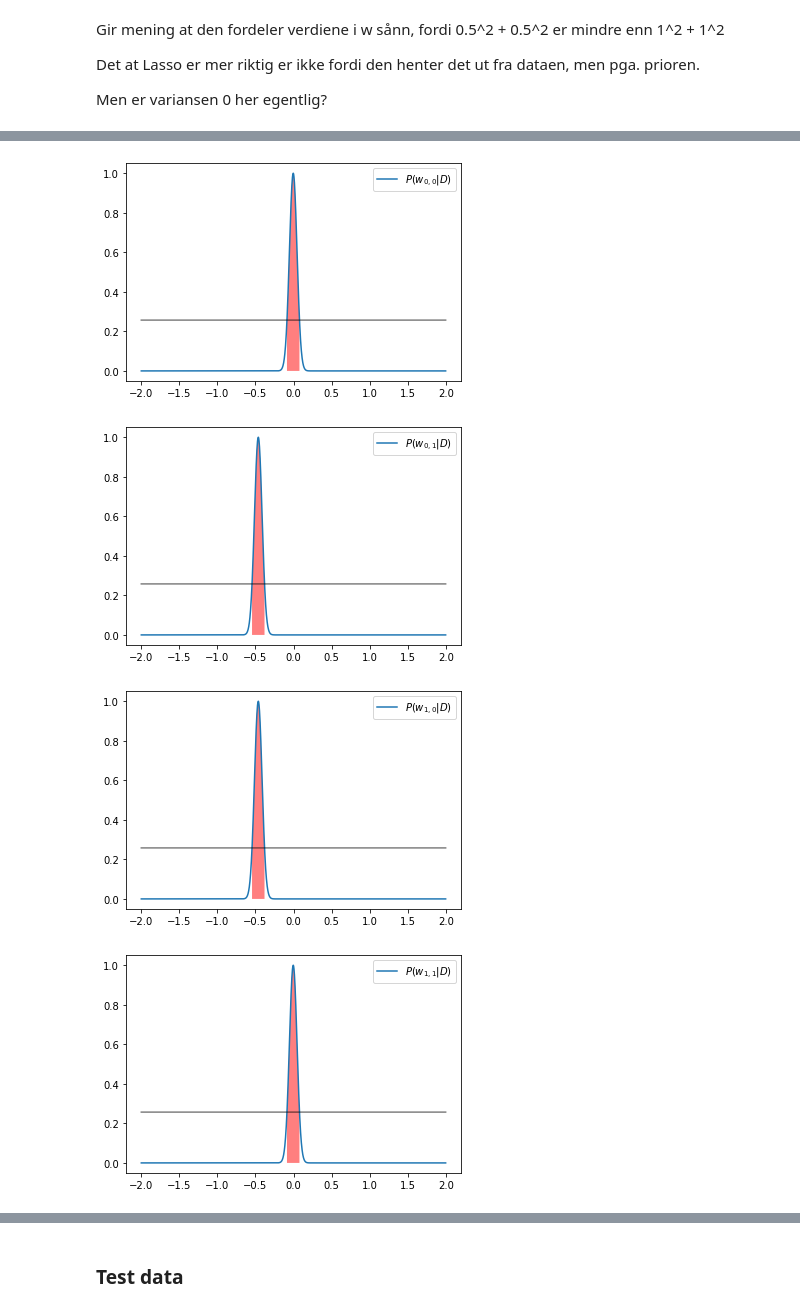
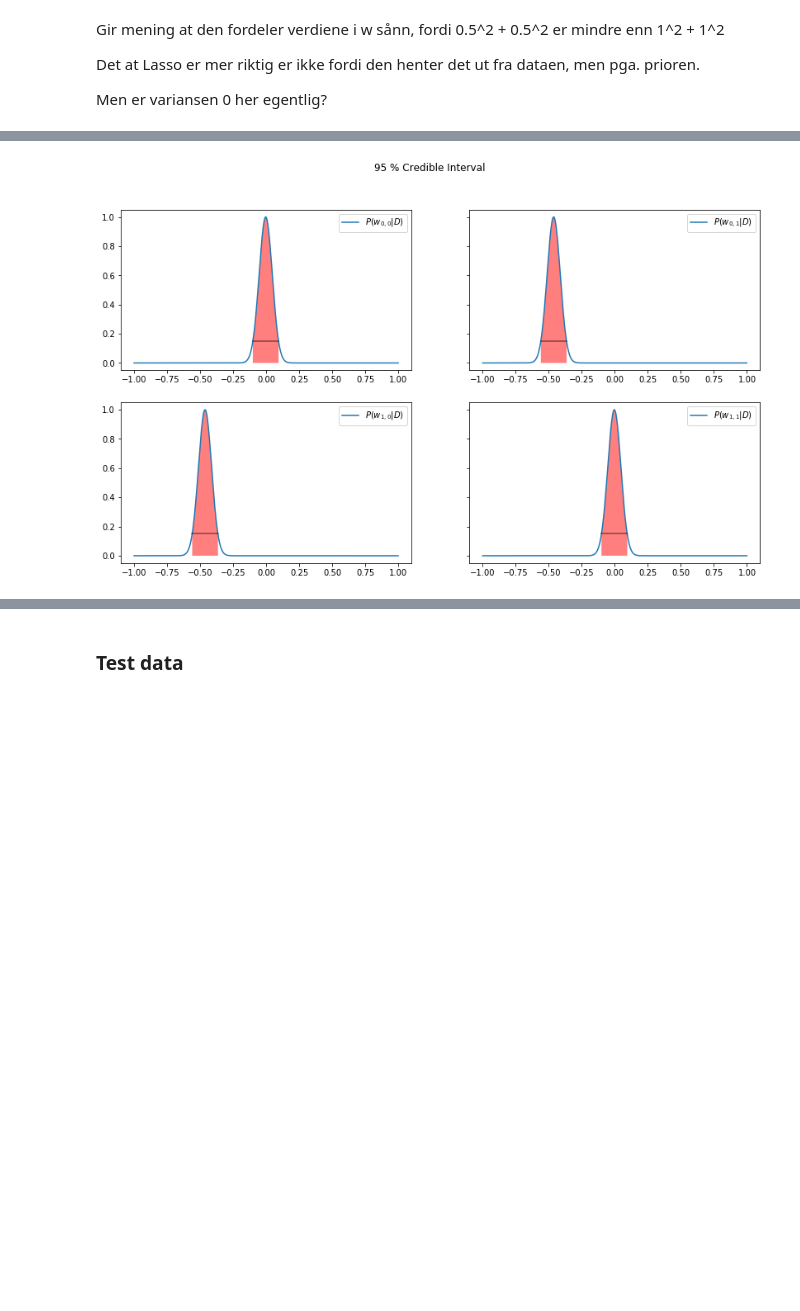
Before and after one commit to Kodemannen/Bayesian-Inference-and-Machine-Learning, a Jupyter notebook: Presentation.ipynb, the cells around one changed output, grey strips where cells are left out. Drawn from its saved outputs; the diff is of its cells as text; code cells hidden in the pictures; blank space fills up the shorter version.

```diff
--- a/Presentation.ipynb
+++ b/Presentation.ipynb
@@ -93,22 +97,30 @@ L=40
 # create 10000 random Ising states
 states=np.random.choice([-1, 1], size=(1000,L))
 
-def ising_energies(states_):
+def ising_energies(states_, plot_true=False):
     """
     This function calculates the energies of the states in the nn Ising Hamiltonian
     """
     L = states.shape[1]
     J = np.zeros((L, L),)
     for i in range(L):
-        J[i,(i+1)%L]=-1.0 # interaction between nearest-neighbors
-
+        J[i,(i+1)%L]=-0.5 # interaction between nearest-neighbors
+        J[(i+1)%L,i]=-0.5
     # compute energies
     E = np.einsum('...i,ij,...j->...',states_,J,states_)
 
+    if plot_true:
+        import matplotlib.pyplot as plt
+        %matplotlib inline
+        import seaborn as sns
+
+        sns.heatmap(J)
+        plt.title("True Hamiltonian")
+        plt.show()
     return E
 
 # calculate Ising energies
-energies=ising_energies(states)
+energies=ising_energies(states,plot_true=True)
 
 # Adding noise:
 noise_variance = 2.5
@@ -375,13 +389,14 @@ This area is not necessarily contiguous if the PDF is multimodal.
 
 The algorithm used to find the HDI region is by thinking of turning the curve upside down and filling it with water drop by drop.
 # %%
-
-def credible_interval(index1, index2):
+def credible_interval(ax, index1, index2):
     P_ = Pw(index1,index2)
     # normalize
     P_normed = P_ / np.sum(P_)
 
-    # Water filling algorithm:
+    ############################
+    # Water filling algorithm: #
+    ############################
     #points = np.zeros_like(P_normed, dtype=np.int)
     points_taken= []
     points = []
@@ -394,47 +409,46 @@ def credible_interval(index1, index2):
             if i not in points_taken:
                 val = P_normed[i]
                 if val > best:
                     best = val
                     bestindex = i
         points_taken.append(bestindex)
         points.append(best)
-        if np.sum(points) >= 0.9:
+        if np.sum(points) >= 0.95:
             done=True
 
     points_taken = np.array(points_taken, dtype=np.int)
     argsorted = np.argsort(points_taken)
 
     points_taken = points_taken[argsorted]
 
 
-    plot_w_distribution(index1,index2,show=False)
+    plot_w_distribution(ax, index1,index2,show=False,grid=False)
     first_lastw = [w_range[points_taken[0]], w_range[points_taken[-1]]]
     first_lastP = [P_[points_taken[0]], P_[points_taken[-1]]]
 
 
     fill = np.zeros(len(points_taken)+2)
     fill[1:-1] = P_[points_taken]
 
     w_range_fill = np.zeros_like(fill)
     w_range_fill[1:-1] = w_range[points_taken]
     w_range_fill[0] = w_range_fill[1]
     w_range_fill[-1] = w_range_fill[-2]
 
-    plt.fill(w_range_fill,fill,facecolor="red",alpha=0.5)
+    ax.fill(w_range_fill,fill,facecolor="red",alpha=0.5)
 
-    line = np.ones(len(w_range))*P_[points_taken[0]]
-    #plt.scatter(w_range[points_taken], P_[points_taken])
-    #plt.plot(first_lastw, first_lastP, color="k")
-    plt.plot(w_range,line, "k", alpha=0.5)
-    plt.show()
+    line = [P_[points_taken[0]],P_[points_taken[-1]]]
+    line = np.ones(2)*P_[points_taken[0]] # looks better, but not actually totally correct
+    ax.plot(first_lastw,line, "k", alpha=0.5)
 
-credible_interval(0,0)
-credible_interval(0,1)
-credible_interval(1,0)
-credible_interval(1,1)
-credible_interval(1,2)
+
+fig, axes = plt.subplots(2,2,sharex=False, sharey=True)
+fig.set_size_inches(18.5*0.75, 10.5*0.75)
+credible_interval(axes[0,0], 0,0)
+credible_interval(axes[0,1],0,1)
+credible_interval(axes[1,0],1,0)
+credible_interval(axes[1,1],1,1)
+plt.suptitle("95 % Credible Interval")
+plt.show()
 # %% [output]
-[figure, old version]
+[figure, new version]
-[figure, removed]
-[figure, removed]
-[figure, removed]
```
Also changed, not shown: parts of 14 cells of this notebook.
